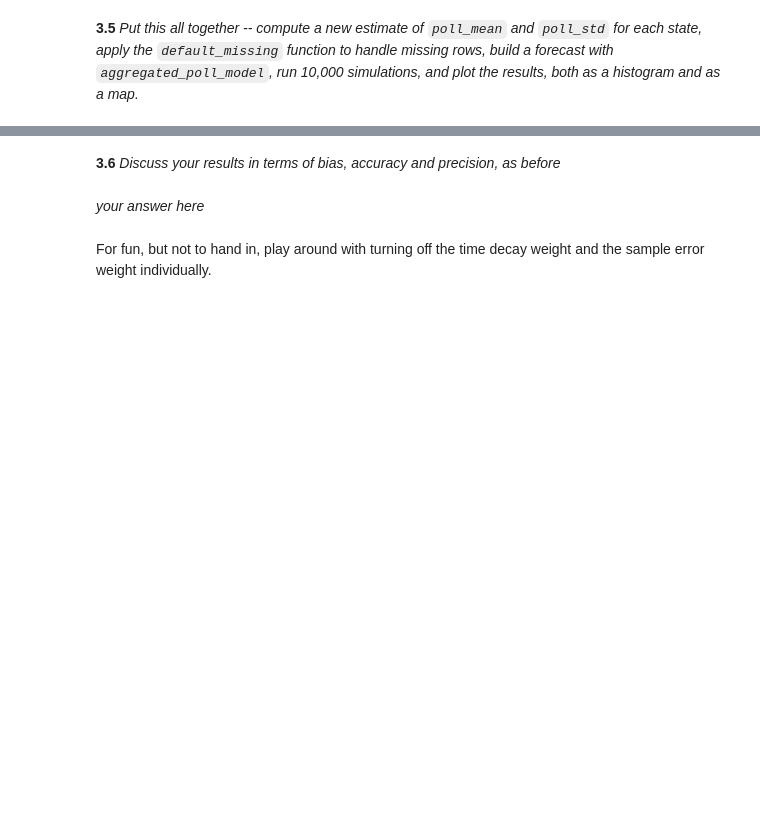
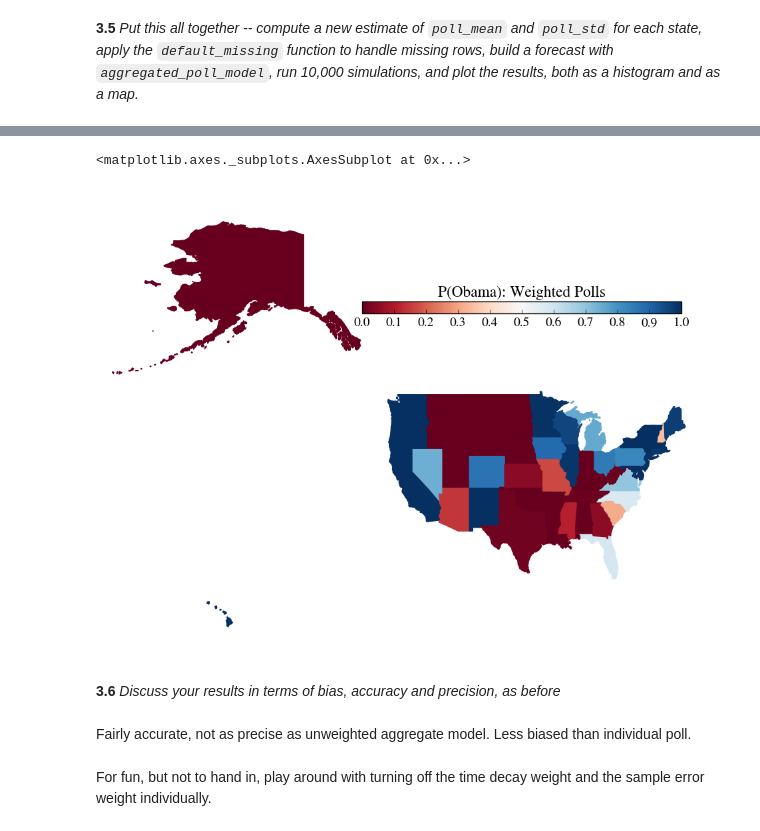
Before and after one commit to jacqzwy/content, a Jupyter notebook: HW2.ipynb, the cells around one changed output, grey strips where cells are left out. Saved outputs shown, nothing was run; the diff lists cells and outputs as text; code cells hidden in the pictures; blank space fills up the shorter version.

```diff
--- a/HW2.ipynb
+++ b/HW2.ipynb
@@ -1260,2 +1345,6 @@ poll_std value as .05 * poll_mean
 # %%
-#your code here
+#your map code here
+make_map(w_agg_model.Obama, "P(Obama): Weighted Polls")
+# %% [output]
+<matplotlib.axes._subplots.AxesSubplot at 0x...>
+[figure, added]
@@ -1265,7 +1351,7 @@ make_map(model.Obama, "P(Obama): Weighted Polls")
 # %% [markdown]
 **3.6** *Discuss your results in terms of bias, accuracy and precision, as before*
-# %% [markdown]
-*your answer here*
+# %% [markdown]
+Fairly accurate, not as precise as unweighted aggregate model. Less biased than individual poll.
 # %% [markdown]
 For fun, but not to hand in, play around with turning off the time decay weight and the sample error weight individually.
 # %% [markdown]
```
Also changed, not shown: parts of 16 cells of this notebook.
